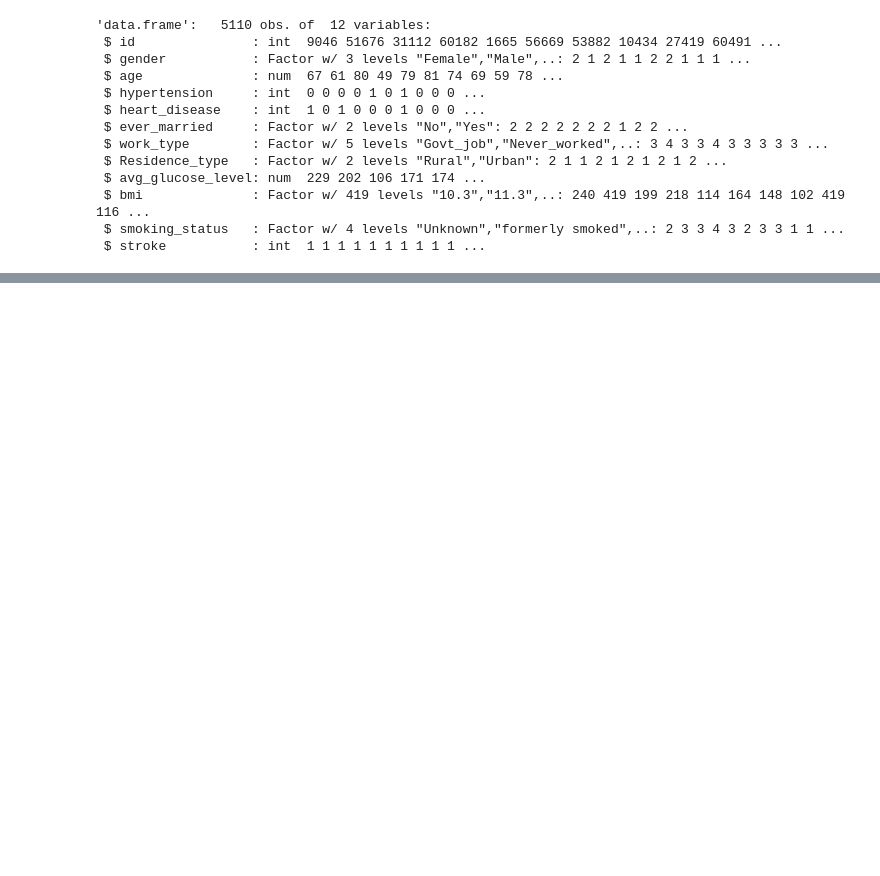
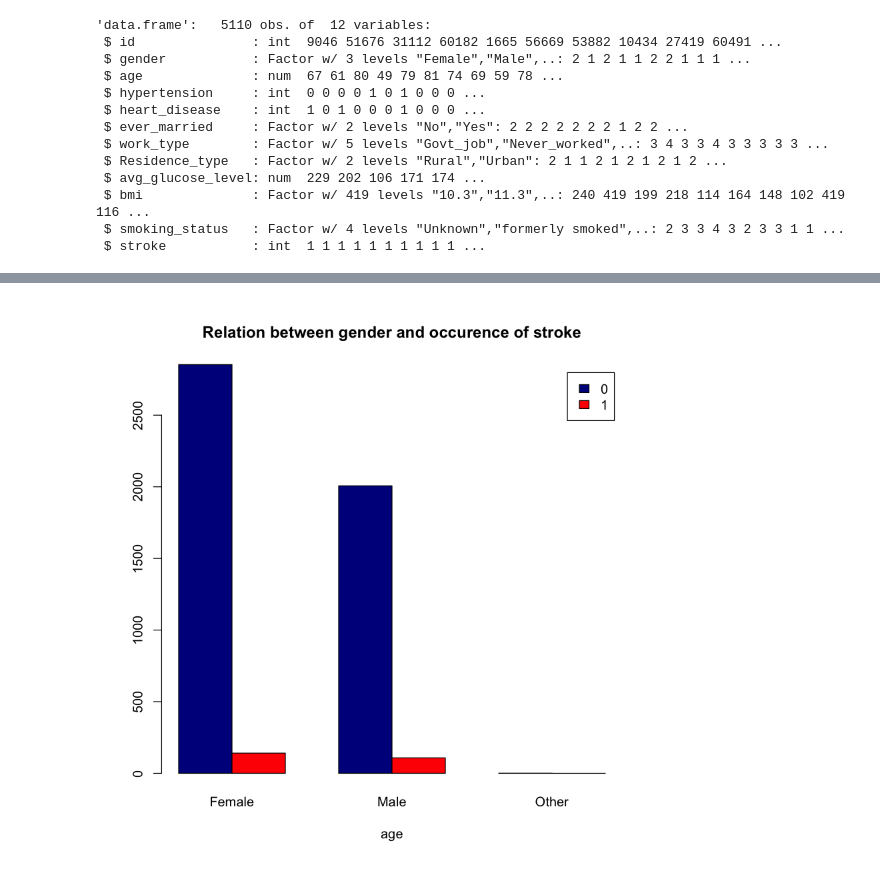
Before and after one commit to mriamft/Stroke-Prediction, a Jupyter notebook: Phase1 Jupyter notebook.ipynb, the cells around one changed output, grey strips where cells are left out. Saved outputs shown, nothing was run; the diff lists cells and outputs as text; code cells hidden in the pictures; blank space fills up the shorter version.

```diff
--- a/Phase1 Jupyter notebook.ipynb
+++ b/Phase1 Jupyter notebook.ipynb
@@ -136,0 +195,7 @@ str(data)
+# %%
+counts <- table(data$stroke, data$gender)
+barplot(counts, main="Relation between gender and occurence of stroke",
+  xlab="age", col=c("darkblue","red"),
+  legend = rownames(counts), beside=TRUE)
+# %% [output]
+[figure, added]
```
Also changed, not shown: parts of 6 cells of this notebook.
